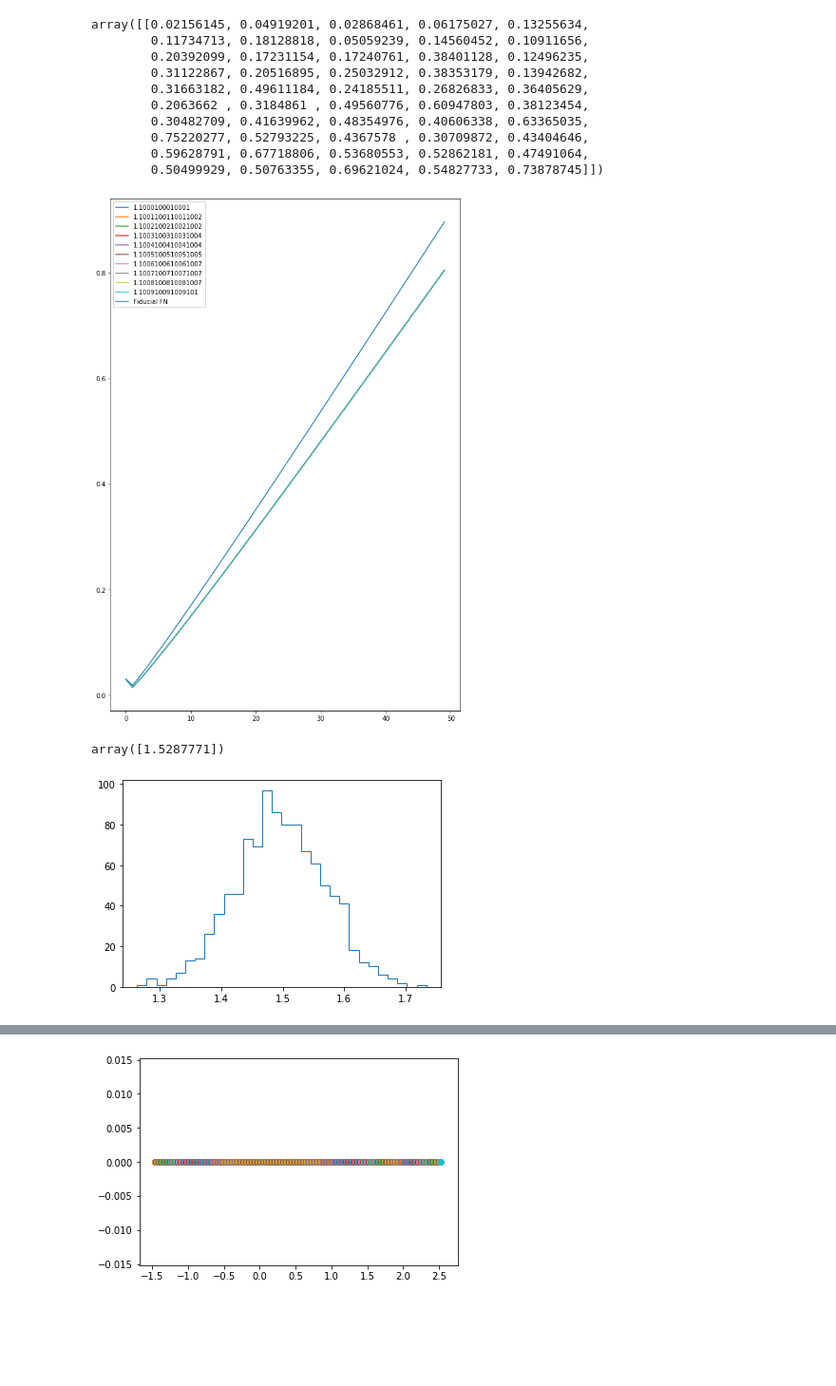
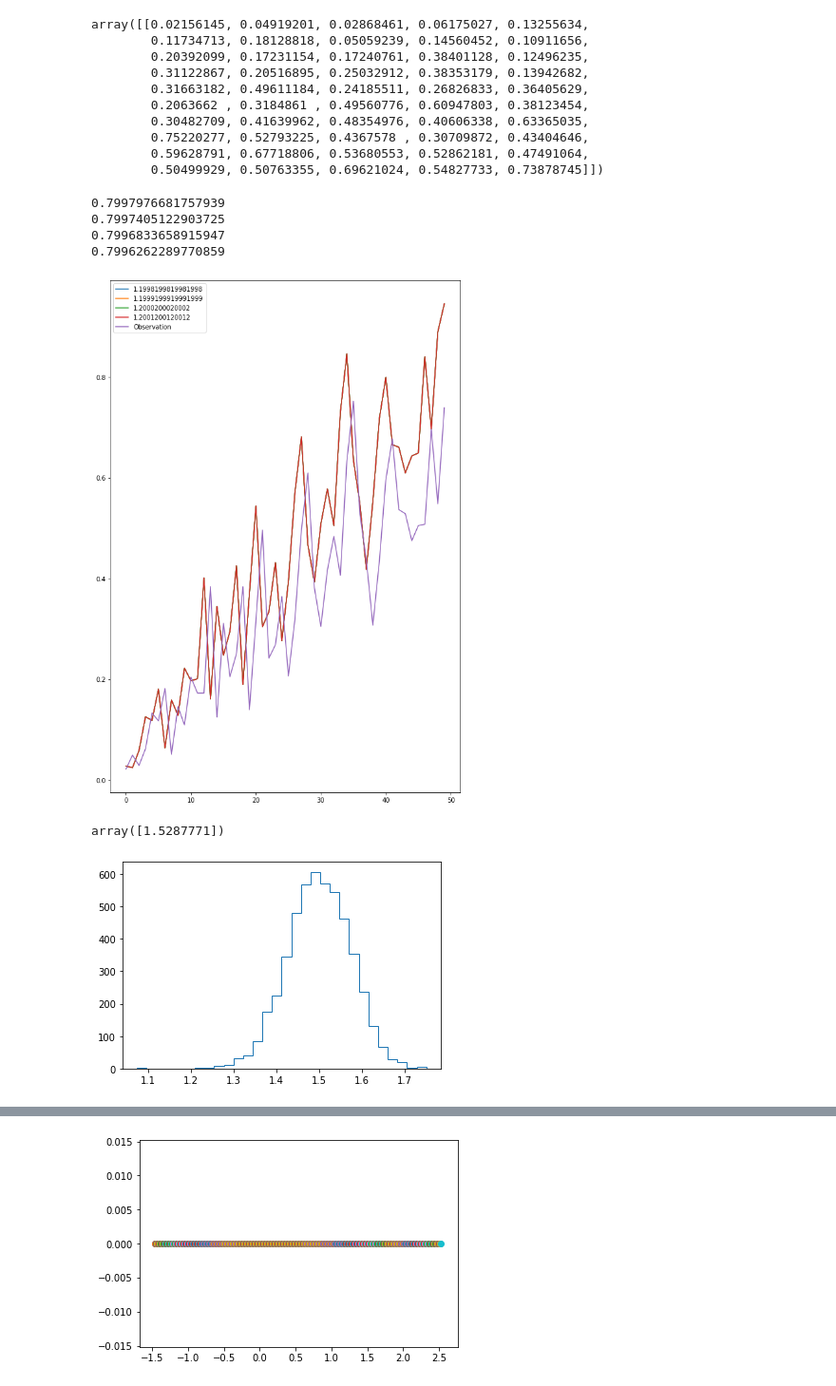
Before and after one commit to dpiras/pydelfi, a Jupyter notebook: examples/GLC_1D_with_score_compression_newds.ipynb, the cells around one changed output, grey strips where cells are left out. Shown: that part at 95% size. Saved outputs shown, nothing was run; the diff lists cells and outputs as text; code cells hidden in the pictures; blank space fills up the shorter version.

```diff
--- a/examples/GLC_1D_with_score_compression_newds.ipynb
+++ b/examples/GLC_1D_with_score_compression_newds.ipynb
@@ -25,7 +25,7 @@ tfb = tfp.bijectors
 # %%
 # we define a few hyper parameters here
 np.random.seed(13)
-n = 1000 # total number of data points for NF
+n = 5000 # total number of data points for NF
 n_sims = 10000  # total number of points for drawing
 n_class = 1 # number of different cosmologies for the training
 q_prior = np.linspace(1.0, 2.0, n_sims) #np.random.uniform(0, 1, n)
@@ -82,12 +82,32 @@ array([[0.02156145, 0.04919201, 0.02868461, 0.06175027, 0.13255634,
         0.75220277, 0.52793225, 0.4367578 , 0.30709872, 0.43404646,
         0.59628791, 0.67718806, 0.53680553, 0.52862181, 0.47491064,
         0.50499929, 0.50763355, 0.69621024, 0.54827733, 0.73878745]])
+# %%
+# we create here the data to compress and to feed to the NF
+d_vec = np.zeros((n, n_vec))
+for i in range(n):
+    for j in range(1, n_vec+1):
+        d_vec[i, j-1] = np.random.gamma(j / q_fid**2, q_fid / n_vec)
+
+# we also create the data corresponding to fixed noise, at the fiducial q
+d_vec_q_shift = np.zeros((1, n_vec))
+for _ in range(1):
+    np.random.seed(13)
+    for j in range(1, n_vec+1):
+        d_vec_q_shift[0, j-1] = np.random.gamma(j / q_fid**2, q_fid / n_vec)
 # %%
 # we plot a few things to make sure everything is good
 plt.figure(figsize=(10, 15))
-for index in range(1000, 1010):
+for index in range(1998, 2002):
     plt.plot(np.arange(n_vec), d_vec_q[index], label=q_prior[index])
-plt.plot(np.arange(n_vec), d_vec_q[0], label='Fiducial FN')
+    print(d_vec_q[index][40])
+#for index in range(n):
+#    plt.plot(np.arange(n_vec), d_vec[index],)
+plt.plot(np.arange(n_vec), d_vec_q_shift[0], label='Observation')
 plt.legend();
 # %% [output]
+0.7997976681757939
+0.7997405122903725
+0.7996833658915947
+0.7996262289770859
-[figure, old version]
+[figure, new version]
@@ -143,7 +151,7 @@ array([1.5287771])
 bins = 30
 plt.hist(summaries_noise, bins=bins, histtype='step');
 # %% [output]
-[figure, old version]
+[figure, new version]
 # %%
 # we also check if the observation is within the summaries of the fiducial noisy data
 bins = 30
```
Also changed, not shown: parts of 11 cells of this notebook, 1 other file.
